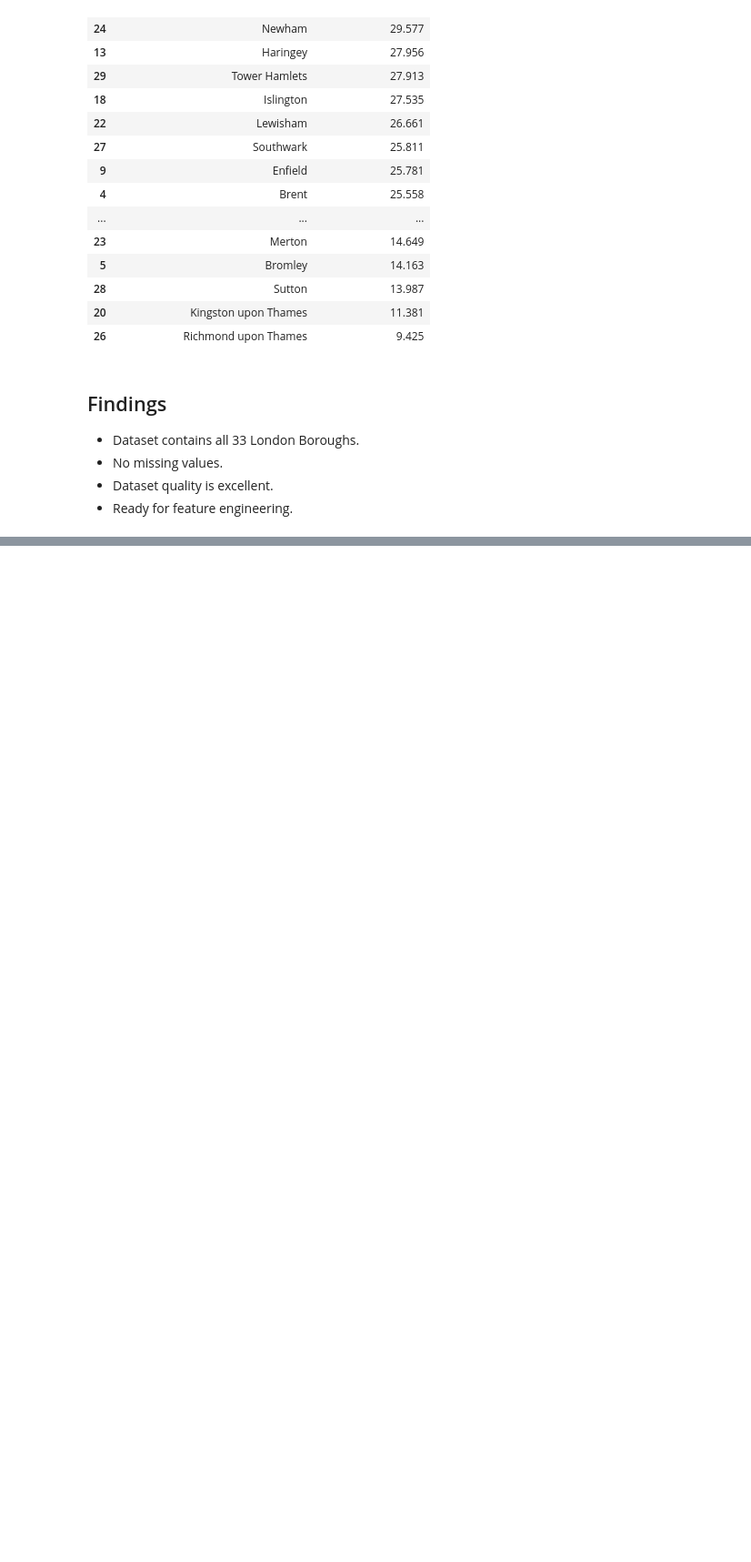
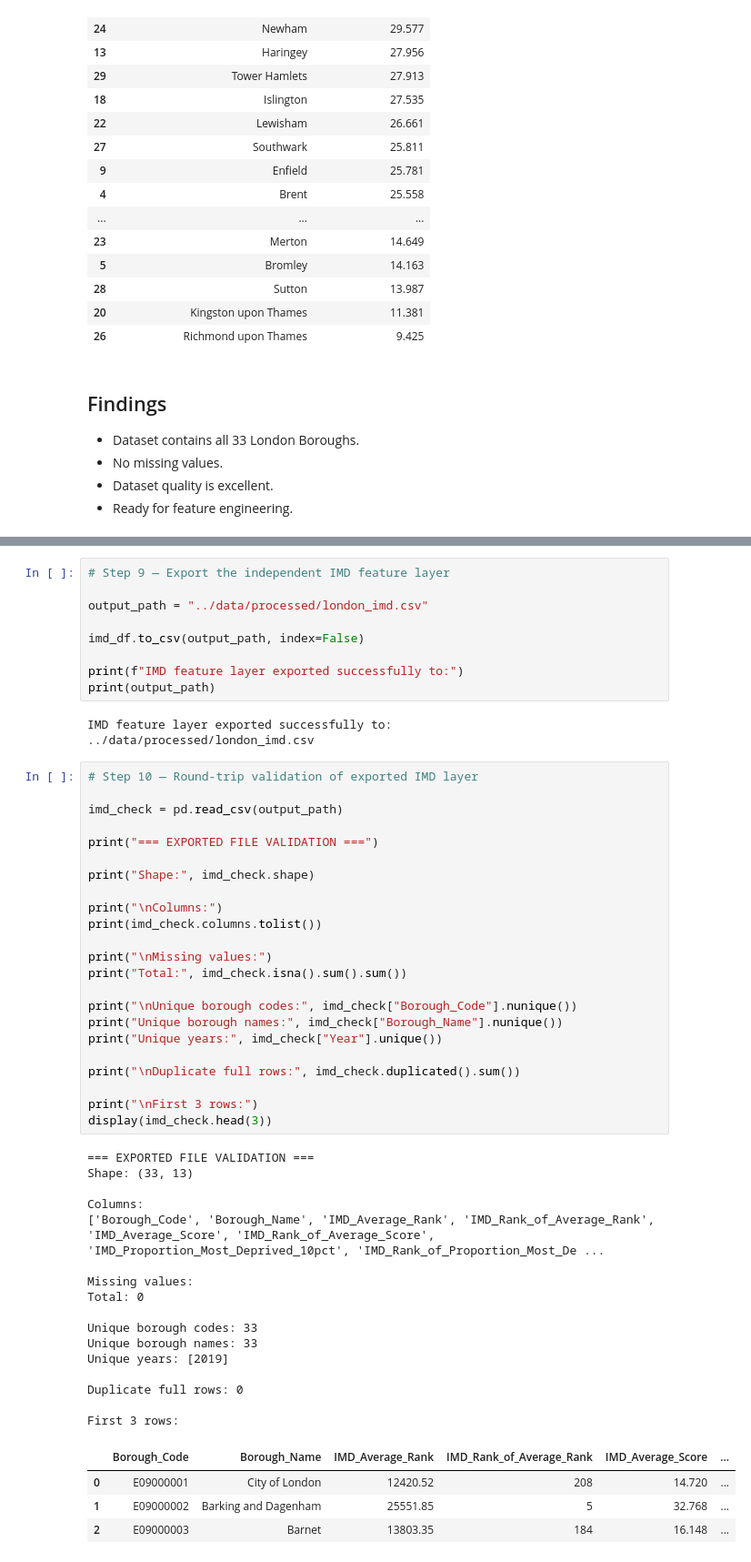
Before and after one commit to Shivahajivand/london-property-intelligence, a Jupyter notebook: notebooks/04_deprivation_data_understanding.ipynb, the cells around one changed output, grey strips where cells are left out. Shown at 91% size. Drawn from its saved outputs; the diff is of its cells as text; blank space fills up the shorter version.

```diff
--- a/notebooks/04_deprivation_data_understanding.ipynb
+++ b/notebooks/04_deprivation_data_understanding.ipynb
@@ -157,0 +356,56 @@ display(
+# %%
+# Step 9 — Export the independent IMD feature layer
+
+output_path = "../data/processed/london_imd.csv"
+
+imd_df.to_csv(output_path, index=False)
+
+print(f"IMD feature layer exported successfully to:")
+print(output_path)
+# %% [output]
+IMD feature layer exported successfully to:
+../data/processed/london_imd.csv
+# %%
+# Step 10 — Round-trip validation of exported IMD layer
+
+imd_check = pd.read_csv(output_path)
+
+print("=== EXPORTED FILE VALIDATION ===")
+
+print("Shape:", imd_check.shape)
+
+print("\nColumns:")
+print(imd_check.columns.tolist())
+
+print("\nMissing values:")
+print("Total:", imd_check.isna().sum().sum())
+
+print("\nUnique borough codes:", imd_check["Borough_Code"].nunique())
+print("Unique borough names:", imd_check["Borough_Name"].nunique())
+print("Unique years:", imd_check["Year"].unique())
+
+print("\nDuplicate full rows:", imd_check.duplicated().sum())
+
+print("\nFirst 3 rows:")
+display(imd_check.head(3))
+# %% [output]
+=== EXPORTED FILE VALIDATION ===
+Shape: (33, 13)
+
+Columns:
+['Borough_Code', 'Borough_Name', 'IMD_Average_Rank', 'IMD_Rank_of_Average_Rank', 'IMD_Average_Score', 'IMD_Rank_of_Average_Score', 'IMD_Proportion_Most_Deprived_10pct', 'IMD_Rank_of_Proportion_Most_De ...
+
+Missing values:
+Total: 0
+
+Unique borough codes: 33
+Unique borough names: 33
+Unique years: [2019]
+
+Duplicate full rows: 0
+
+First 3 rows:
+|  | Borough_Code | Borough_Name | IMD_Average_Rank | IMD_Rank_of_Average_Rank | IMD_Average_Score | ... |
+| 0 | E09000001 | City of London | 12420.52 | 208 | 14.720 | ... |
+| 1 | E09000002 | Barking and Dagenham | 25551.85 | 5 | 32.768 | ... |
+| 2 | E09000003 | Barnet | 13803.35 | 184 | 16.148 | ... |
```
Also changed, not shown: parts of 8 cells of this notebook, 13 other files.
